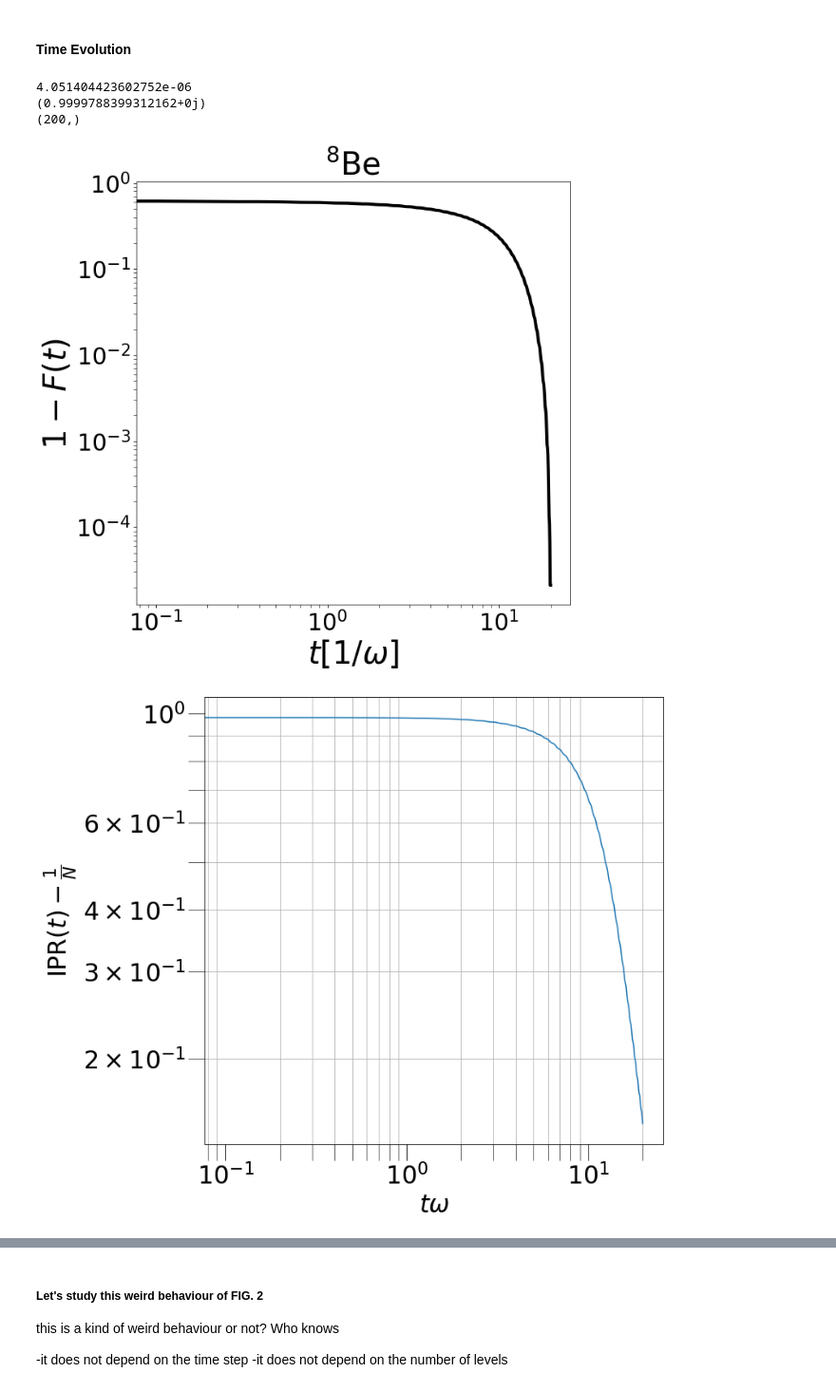
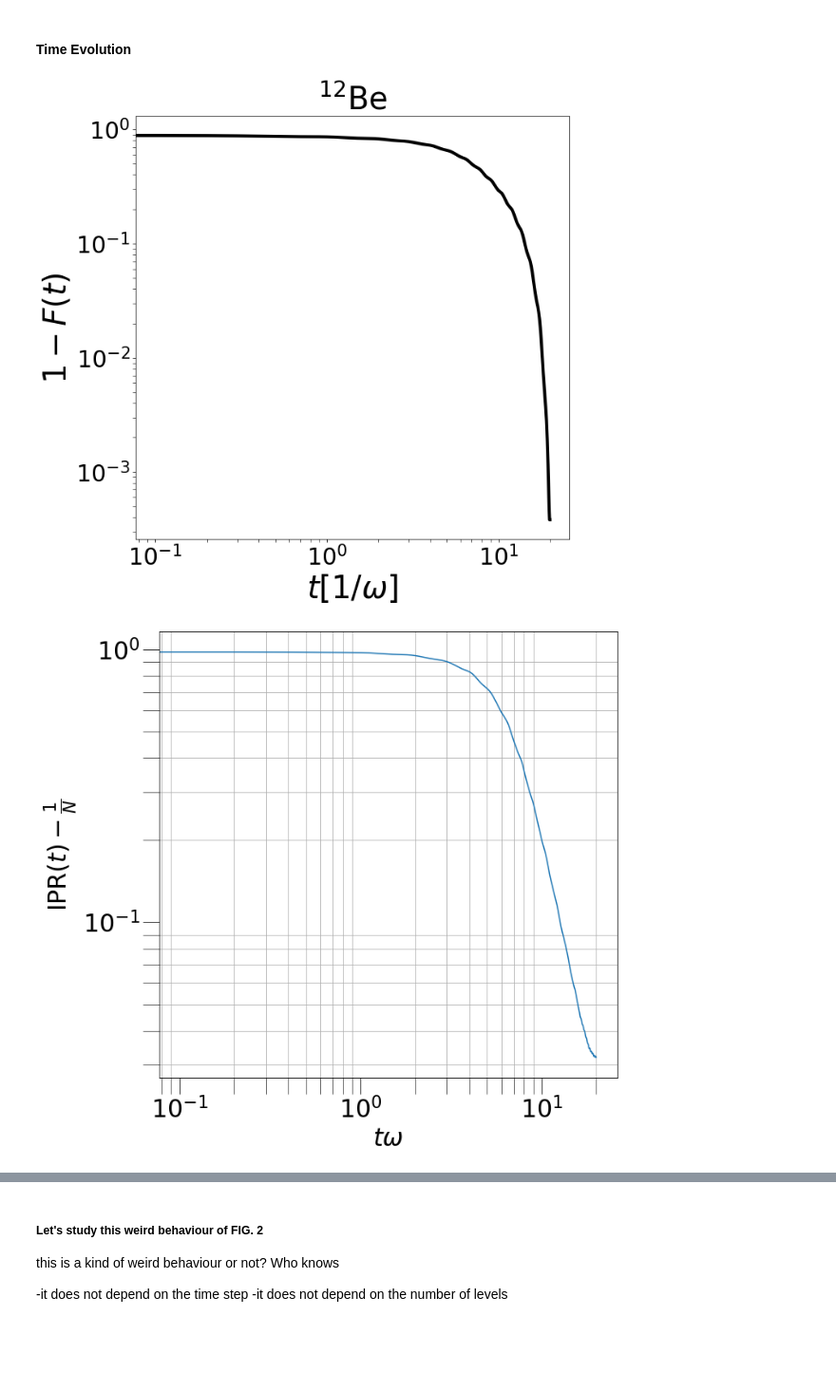
Before and after one commit to emacosta95/2nd_qa4nsm, a Jupyter notebook: OddOddNucleiPshell.ipynb, the cells around one changed output, grey strips where cells are left out. Shown at 95% size. Drawn from its saved outputs; the diff is of its cells as text; code cells hidden in the pictures; blank space fills up the shorter version.

```diff
--- a/OddOddNucleiPshell.ipynb
+++ b/OddOddNucleiPshell.ipynb
@@ -66,12 +66,12 @@ J= [0. 1.]
 # %% [markdown]
 #### Hyperparameters
 # %%
-nparticles_a:int=4
-nparticles_b:int=4
+nparticles_a:int=2
+nparticles_b:int=2
 
 size_a:int=SPS.energies.shape[0]//2
 size_b:int=SPS.energies.shape[0]//2
-title=r'$^{8}$Be'
+title=r'$^{12}$Be'
 # p shell
 # Li8 (3,1), B10 (3,3), Li12 (3,5), Li6 (1,1)
 # sd shell
@@ -131,7 +131,7 @@ TargetHamiltonian.get_twobody_interaction(twobody_dict=twobody_matrix)
 TargetHamiltonian.get_hamiltonian()
 
 
-nlevels=5
+nlevels=2
 
 egs,psis=TargetHamiltonian.get_spectrum(n_states=nlevels)
 
@@ -145,6 +145,7 @@ print('M value ground state=',SPS.compute_m_exp_value(psi0,basis=TargetHamiltoni
 print('total_m=',psi0.transpose().conjugate().dot(Moperator.hamiltonian.dot(psi0)))
 print('total J value=',J2cki.j_value(psi=psi0),'\n')
 print('deformation=',psi0.transpose().conjugate().dot(QQoperator.hamiltonian.dot(psi0)))
+print(TargetHamiltonian.entanglement_entropy(indices=[i for i in range(size_a)],psi=psi0))
 # %% [output]
 size= 12 6
 Hamiltonian shape= (51, 51)
@@ -279,7 +280,7 @@ nstate=0
 We perform the spectrum using the $\lambda$ parametrization
 # %%
 ngrid=100
-nlevels=5
+nlevels=2
 lambd=np.linspace(0,1.,ngrid)
 
 spectrum=np.zeros((nlevels,ngrid))
@@ -387,7 +385,7 @@ tf = 20
 nstep=int(tf*10)
 
 
-nlevels=5
+nlevels=2
 time = np.linspace(0.0, tf, nstep)
 
 ### psi is initialized to be the gs of the target hamiltonian
@@ -408,7 +406,7 @@ variance_t=[]
 fidelity_t=[]
 fidelity_psi0_t=[]
 ipr_t=[]
-
+entropy_pn_t=[]
 lambd=1-time/tf
 #gamma=1/(tf/2)
 #lambd=np.exp(-gamma*time)
@@ -423,6 +421,9 @@ for i in trange(nstep):
 
     ### compute the IPR
     ipr_t.append(np.sum((psi.conjugate()*psi)**2))
+
+    ### entropy np
+    entropy_pn_t.append(TargetHamiltonian.entanglement_entropy(indices=[i for i in range(size_a)],psi=psi))
 
     e_ave=psi.conjugate().transpose()@ time_hamiltonian @ psi
     e_square_ave = (
@@ -459,30 +460,30 @@ print(np.abs((egs-eng_t[-1])/egs))
 print(fidelity)
 print(eng_t.shape)
 ipr_t=np.asarray(ipr_t)
-# %% [output]
-4.051404423602752e-06
-(0.9999788399312162+0j)
-(200,)
 # %%
 plt.figure(figsize=(10,10))
 plt.plot(time,1-fidelity_psi0_t,linewidth=4,color='black')
 plt.tick_params(which='major',labelsize=30,length=4)
 plt.tick_params(which='minor',length=4)
 plt.loglog()
 plt.xlabel(r'$t[1/\omega]$',fontsize=40)
 plt.title(title,fontsize=40)
 plt.ylabel(r'$1-F(t)$',fontsize=40)
 plt.show()
 
 plt.figure(figsize=(10,10))
 plt.plot(time,ipr_t-1/psi.shape[0])
 plt.xlabel(r'$t\omega$',fontsize=30)
 plt.ylabel(r'$\mathrm{IPR}(t)-\frac{1}{N}$',fontsize=30)
 plt.tick_params(which='major',labelsize=30,length=20)
 plt.tick_params(which='minor',labelsize=30,length=20)
 plt.grid(True,which='minor')
 plt.loglog()
 plt.show()
+
+
+plt.plot(time,np.asarray(entropy_pn_t)/np.log(2**size_a))
+plt.show()
 # %% [output]
-[figure, old version]
+[figure, new version]
-[figure, old version]
+[figure, new version]
```
Also changed, not shown: parts of 7 cells of this notebook, 9 other files.
